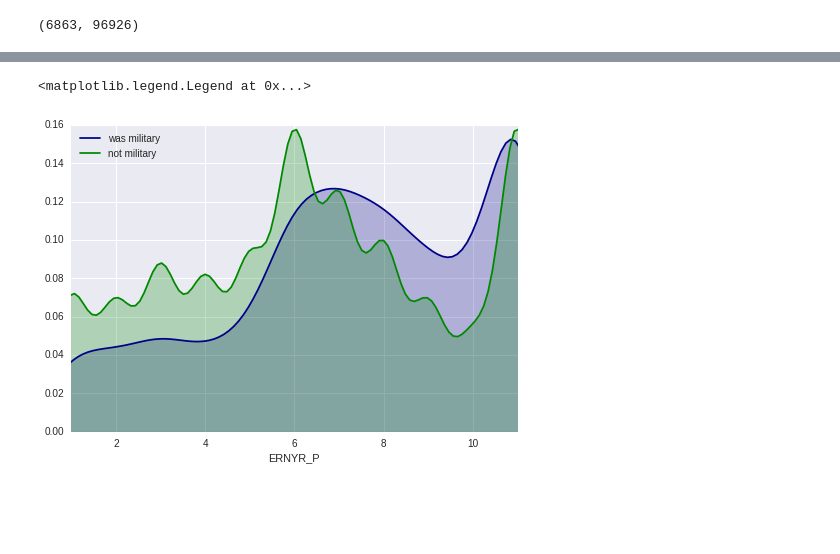
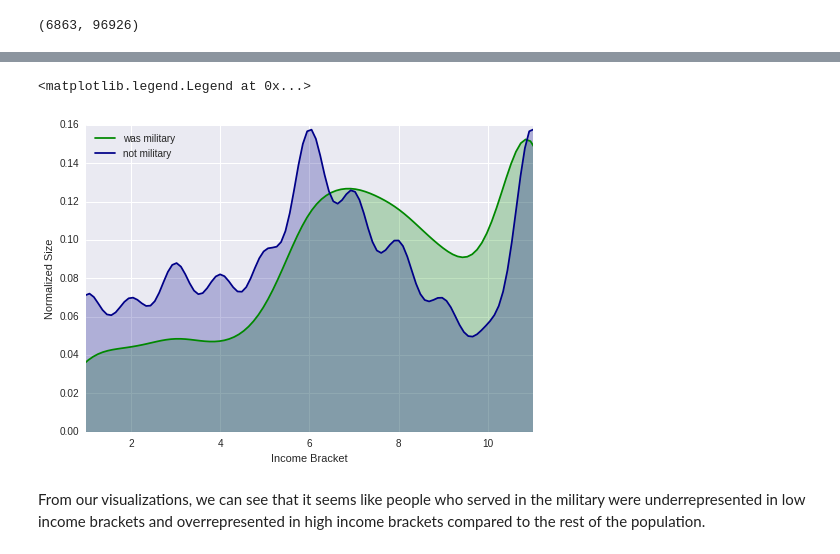
Before and after one commit to joeylmaalouf/NHIS-analysis, a Jupyter notebook: report.ipynb, the cells around one changed output, grey strips where cells are left out. Saved outputs shown, nothing was run; the diff lists cells and outputs as text; code cells hidden in the pictures; blank space fills up the shorter version.

```diff
--- a/report.ipynb
+++ b/report.ipynb
@@ -4,6 +4,8 @@ import matplotlib.pyplot as plt
 import numpy as np
 import pandas as pd
 import seaborn as sns
+
+colors = ["#008800", "#000088"]
 # %%
 data_path = "./data/"
 data_files = {
@@ -57,8 +82,14 @@ plt.legend(loc = "best")
 # %%
+sns.distplot(y_incomes, label = "was military", color = colors[0],
+             hist = False, kde_kws = {"shade": True}, norm_hist = True)
+sns.distplot(n_incomes, label = "not military", color = colors[1],
+             hist = False, kde_kws = {"shade": True}, norm_hist = True)
 plt.xlim(1, 11)
-sns.distplot(y_incomes, label = "was military", color = "#000088", hist = False, kde_kws = {"shade": True}, norm_hist = True)
-sns.distplot(n_incomes, label = "not military", color = "#008800", hist = False, kde_kws = {"shade": True}, norm_hist = True)
+plt.xlabel("Income Bracket")
+plt.ylabel("Normalized Size")
 plt.legend(loc = "best")
 # %% [output]
 <matplotlib.legend.Legend at 0x...>
-[figure, old version]
+[figure, new version]
+# %% [markdown]
+From our visualizations, we can see that it seems like people who served in the military were underrepresented in low income brackets and overrepresented in high income brackets compared to the rest of the population.
```
Also changed, not shown: parts of 7 cells of this notebook, 1 other file.
